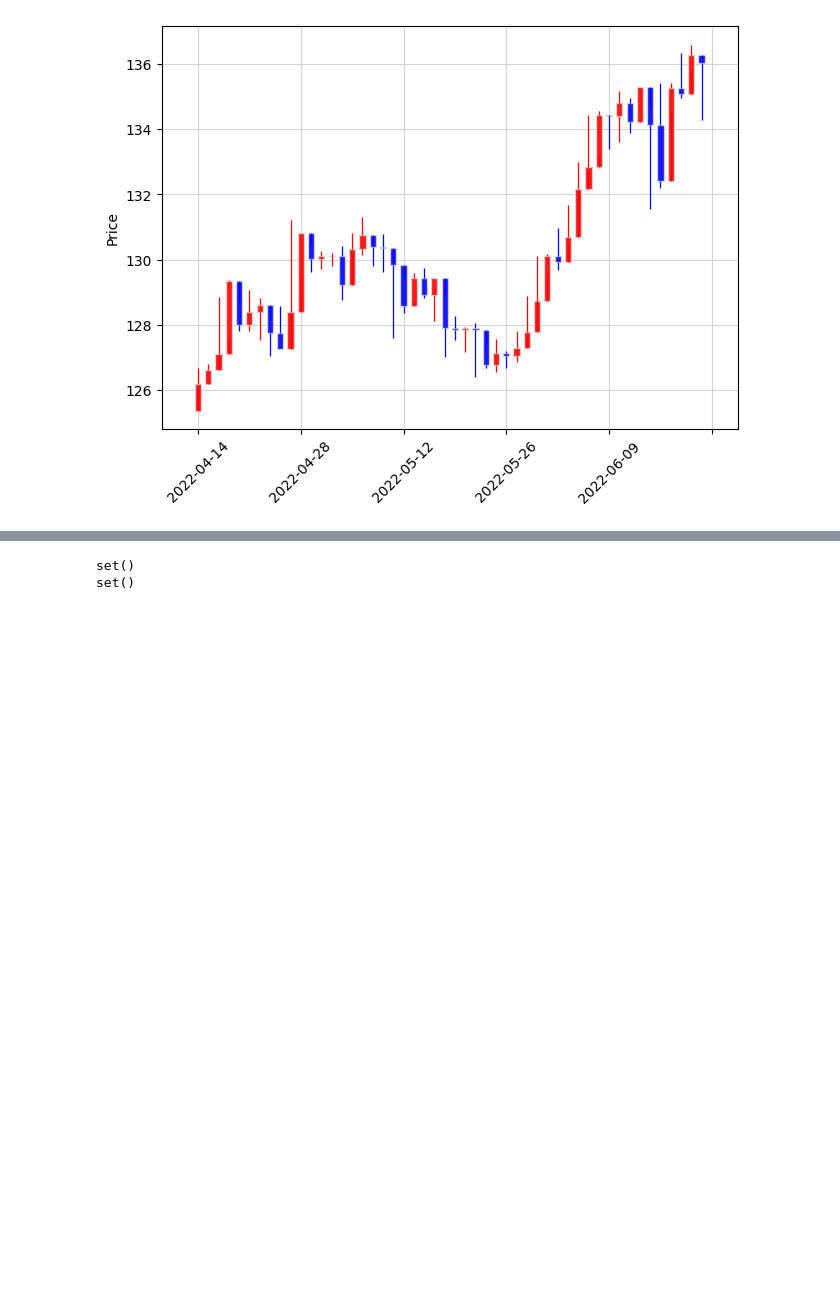
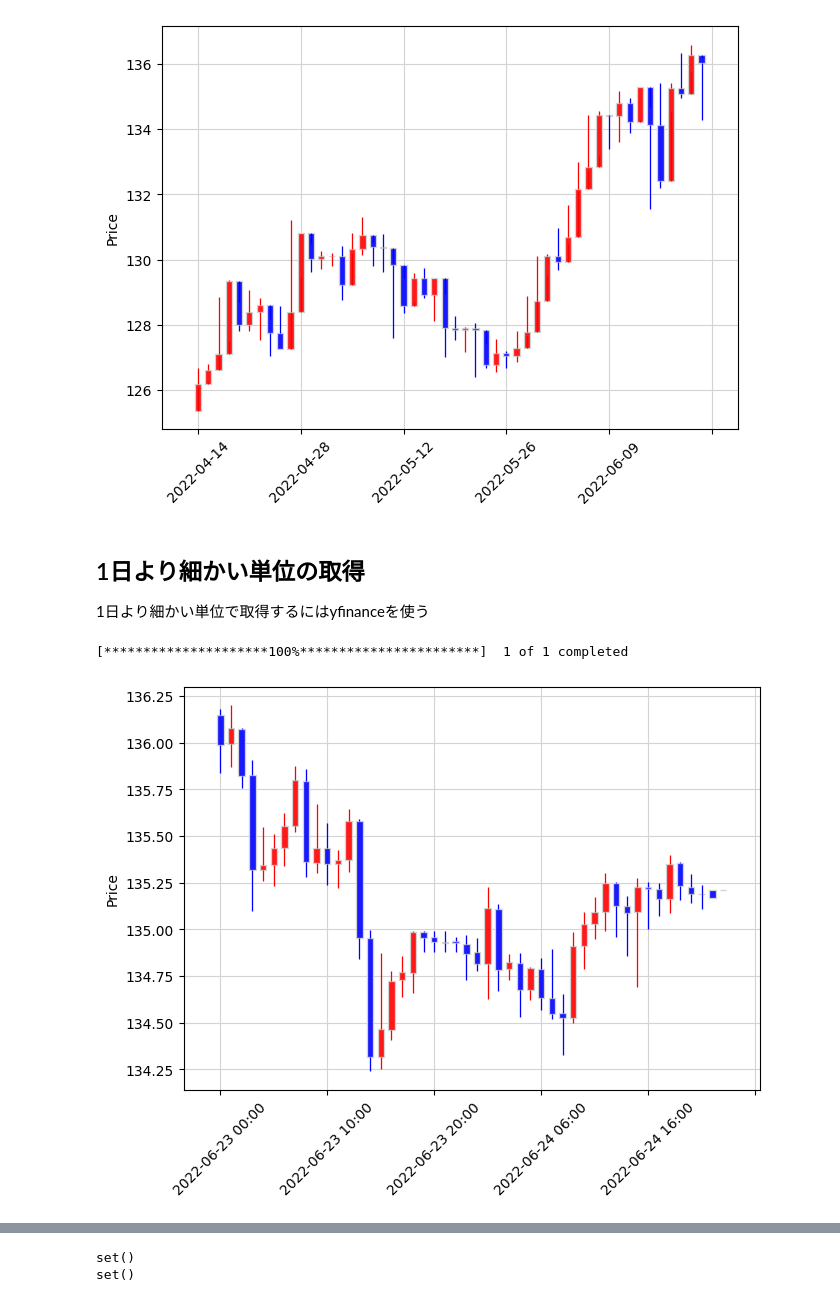
Before and after one commit to birdwatcherYT/FX, a Jupyter notebook: fx.ipynb, the cells around one changed output, grey strips where cells are left out. Cells and saved outputs as stored; diff of their text form; code cells hidden in the pictures; blank space fills up the shorter version.

```diff
--- a/fx.ipynb
+++ b/fx.ipynb
@@ -47,0 +63,12 @@ mpf.plot(df.tail(length), type='candle', datetime_format='%Y-%m-%d', style=cs, s
+# %% [markdown]
+## 1日より細かい単位の取得
+1日より細かい単位で取得するにはyfinanceを使う
+# %%
+pair="USDJPY"
+df_hour=yf.download(tickers=f"{pair}=X", period="2d", interval="1h", end=end)
+# %% [output]
+[*********************100%***********************]  1 of 1 completed
+# %%
+mpf.plot(df_hour, type="candle", datetime_format="%Y-%m-%d %H:%M", style=cs)
+# %% [output]
+[figure, added]
```
Also changed, not shown: parts of 46 cells of this notebook, 9 other files.
